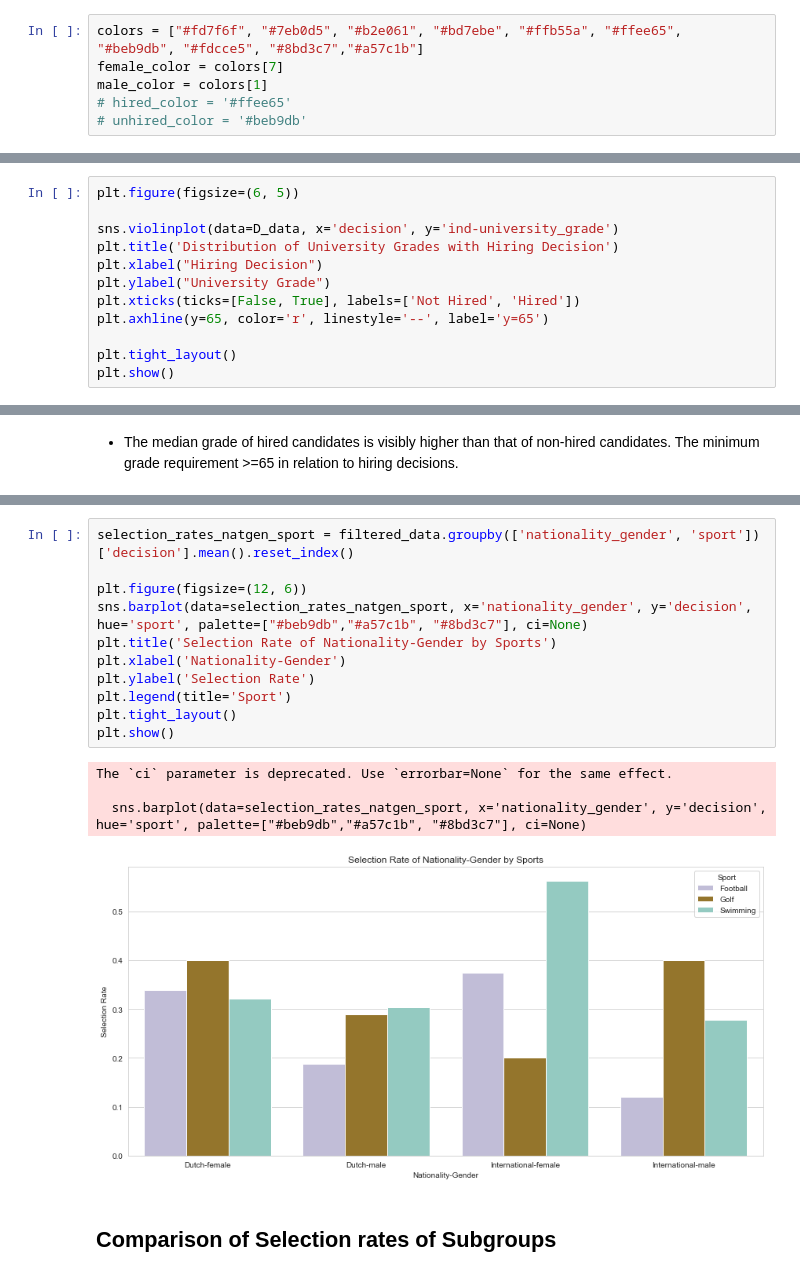
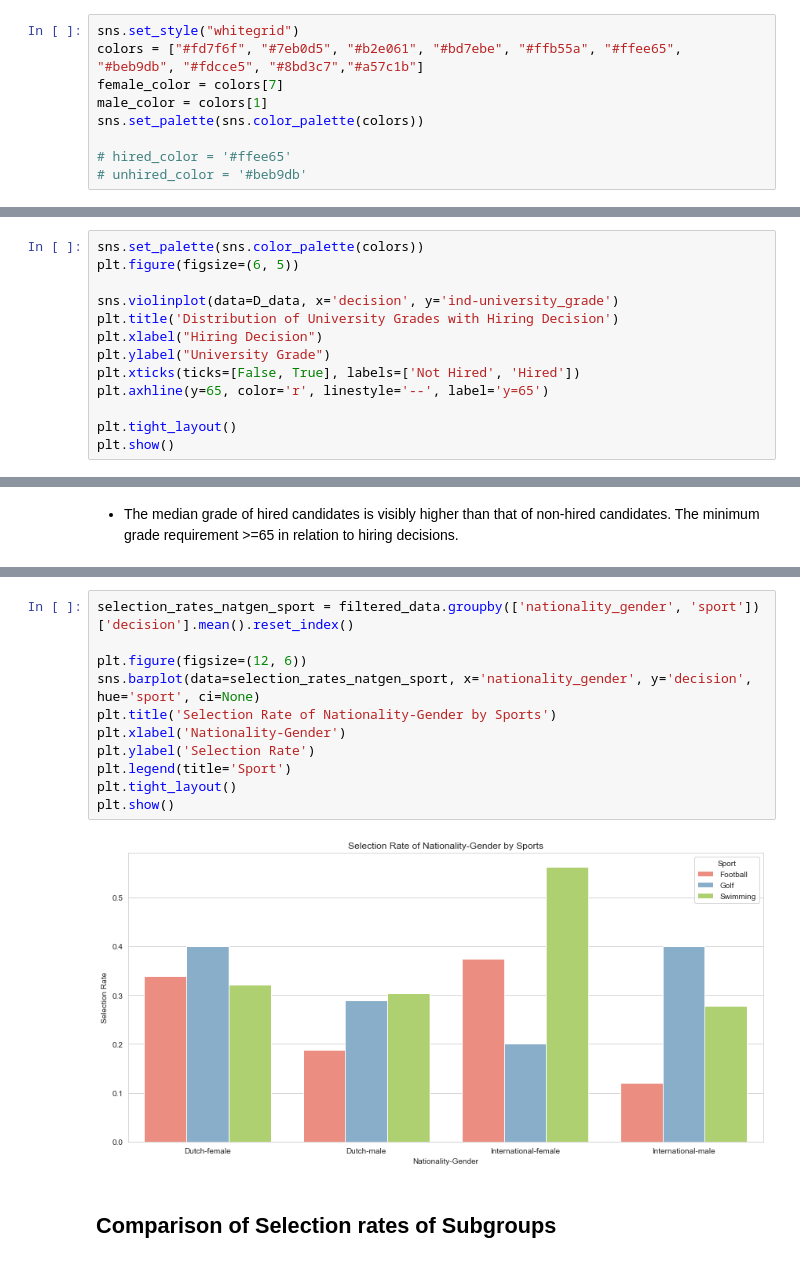
Before and after one commit to kwah-space/IDS-draft, a Jupyter notebook: A3 model.ipynb, the cells around one changed output, grey strips where cells are left out. Saved outputs shown, nothing was run; the diff lists cells and outputs as text.

```diff
--- a/A3 model.ipynb
+++ b/A3 model.ipynb
@@ -42,8 +48,11 @@ memory usage: 32.4+ KB
 # %% [markdown]
 # Data exploration
 # %%
+sns.set_style("whitegrid")
 colors = ["#fd7f6f", "#7eb0d5", "#b2e061", "#bd7ebe", "#ffb55a", "#ffee65", "#beb9db", "#fdcce5", "#8bd3c7","#a57c1b"]
 female_color = colors[7]
 male_color = colors[1]
+sns.set_palette(sns.color_palette(colors))
+
 # hired_color = '#ffee65'
 # unhired_color = '#beb9db'
@@ -195,4 +180,5 @@ plt.show()
 # %%
+sns.set_palette(sns.color_palette(colors))
 plt.figure(figsize=(6, 5))
 
 sns.violinplot(data=D_data, x='decision', y='ind-university_grade')
@@ -271,19 +253,16 @@ The `ci` parameter is deprecated. Use `errorbar=None` for the same effect.
 # %%
 selection_rates_natgen_sport = filtered_data.groupby(['nationality_gender', 'sport'])['decision'].mean().reset_index()
 
 plt.figure(figsize=(12, 6))
-sns.barplot(data=selection_rates_natgen_sport, x='nationality_gender', y='decision', hue='sport', palette=["#beb9db","#a57c1b", "#8bd3c7"], ci=None)
+sns.barplot(data=selection_rates_natgen_sport, x='nationality_gender', y='decision', hue='sport', ci=None)
 plt.title('Selection Rate of Nationality-Gender by Sports')
 plt.xlabel('Nationality-Gender')
 plt.ylabel('Selection Rate')
 plt.legend(title='Sport')
 plt.tight_layout()
 plt.show()
 # %% [output]
-The `ci` parameter is deprecated. Use `errorbar=None` for the same effect.
-
-  sns.barplot(data=selection_rates_natgen_sport, x='nationality_gender', y='decision', hue='sport', palette=["#beb9db","#a57c1b", "#8bd3c7"], ci=None)
-[figure, old version]
+[figure, new version]
 # %% [markdown]
 ## Comparison of Selection rates of Subgroups
 # %%
```
Also changed, not shown: parts of 58 cells of this notebook.
